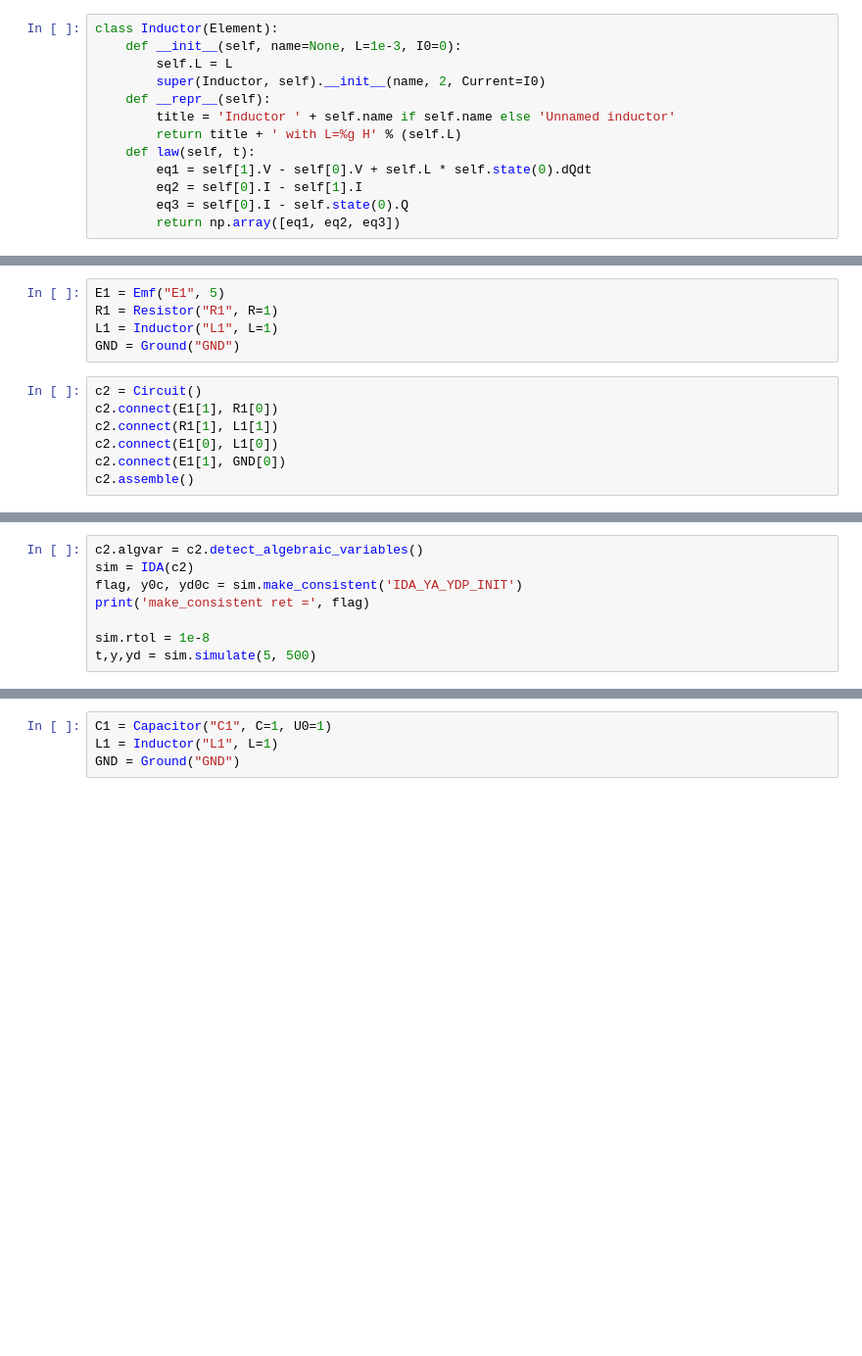
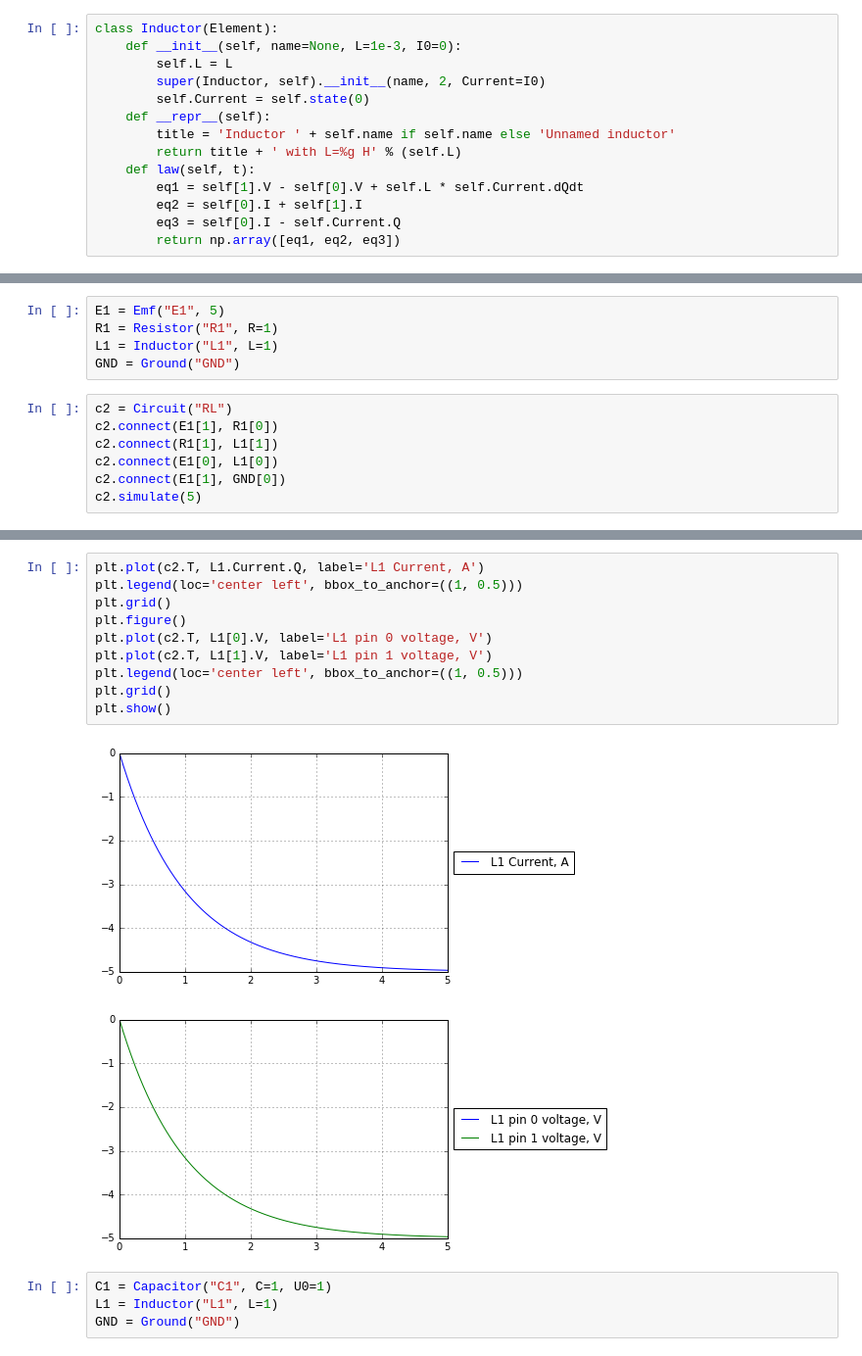
Before and after one commit to uranix/simple-circuit-sim, a Jupyter notebook: Circuit.ipynb, the cells around one changed output, grey strips where cells are left out. Shown at 98% size. Saved outputs shown, nothing was run; the diff lists cells and outputs as text; blank space fills up the shorter version.

```diff
--- a/Circuit.ipynb
+++ b/Circuit.ipynb
@@ -75,13 +77,14 @@ class Inductor(Element):
     def __init__(self, name=None, L=1e-3, I0=0):
         self.L = L
         super(Inductor, self).__init__(name, 2, Current=I0)
+        self.Current = self.state(0)
     def __repr__(self):
         title = 'Inductor ' + self.name if self.name else 'Unnamed inductor'
         return title + ' with L=%g H' % (self.L)
     def law(self, t):
-        eq1 = self[1].V - self[0].V + self.L * self.state(0).dQdt
-        eq2 = self[0].I - self[1].I
-        eq3 = self[0].I - self.state(0).Q
+        eq1 = self[1].V - self[0].V + self.L * self.Current.dQdt
+        eq2 = self[0].I + self[1].I
+        eq3 = self[0].I - self.Current.Q
         return np.array([eq1, eq2, eq3])
 # %%
 class Ground(Element):
@@ -340,10 +349,10 @@ R1 = Resistor("R1", R=1)
 L1 = Inductor("L1", L=1)
 GND = Ground("GND")
 # %%
-c2 = Circuit()
+c2 = Circuit("RL")
 c2.connect(E1[1], R1[0])
 c2.connect(R1[1], L1[1])
 c2.connect(E1[0], L1[0])
 c2.connect(E1[1], GND[0])
-c2.assemble()
+c2.simulate(5)
 # %% [output]
@@ -367,8 +378,0 @@ Var  10 : State variable (Current) of Inductor L1 with L=1 H
-# %%
-c2.algvar = c2.detect_algebraic_variables()
-sim = IDA(c2)
-flag, y0c, yd0c = sim.make_consistent('IDA_YA_YDP_INIT')
-print('make_consistent ret =', flag)
-
-sim.rtol = 1e-8
-t,y,yd = sim.simulate(5, 500)
@@ -407,3 +379,16 @@ plt.show()
+# %%
+plt.plot(c2.T, L1.Current.Q, label='L1 Current, A')
+plt.legend(loc='center left', bbox_to_anchor=((1, 0.5)))
+plt.grid()
+plt.figure()
+plt.plot(c2.T, L1[0].V, label='L1 pin 0 voltage, V')
+plt.plot(c2.T, L1[1].V, label='L1 pin 1 voltage, V')
+plt.legend(loc='center left', bbox_to_anchor=((1, 0.5)))
+plt.grid()
+plt.show()
+# %% [output]
+[figure, added]
+[figure, added]
 # %%
 C1 = Capacitor("C1", C=1, U0=1)
 L1 = Inductor("L1", L=1)
```
Also changed, not shown: parts of 16 cells of this notebook.
